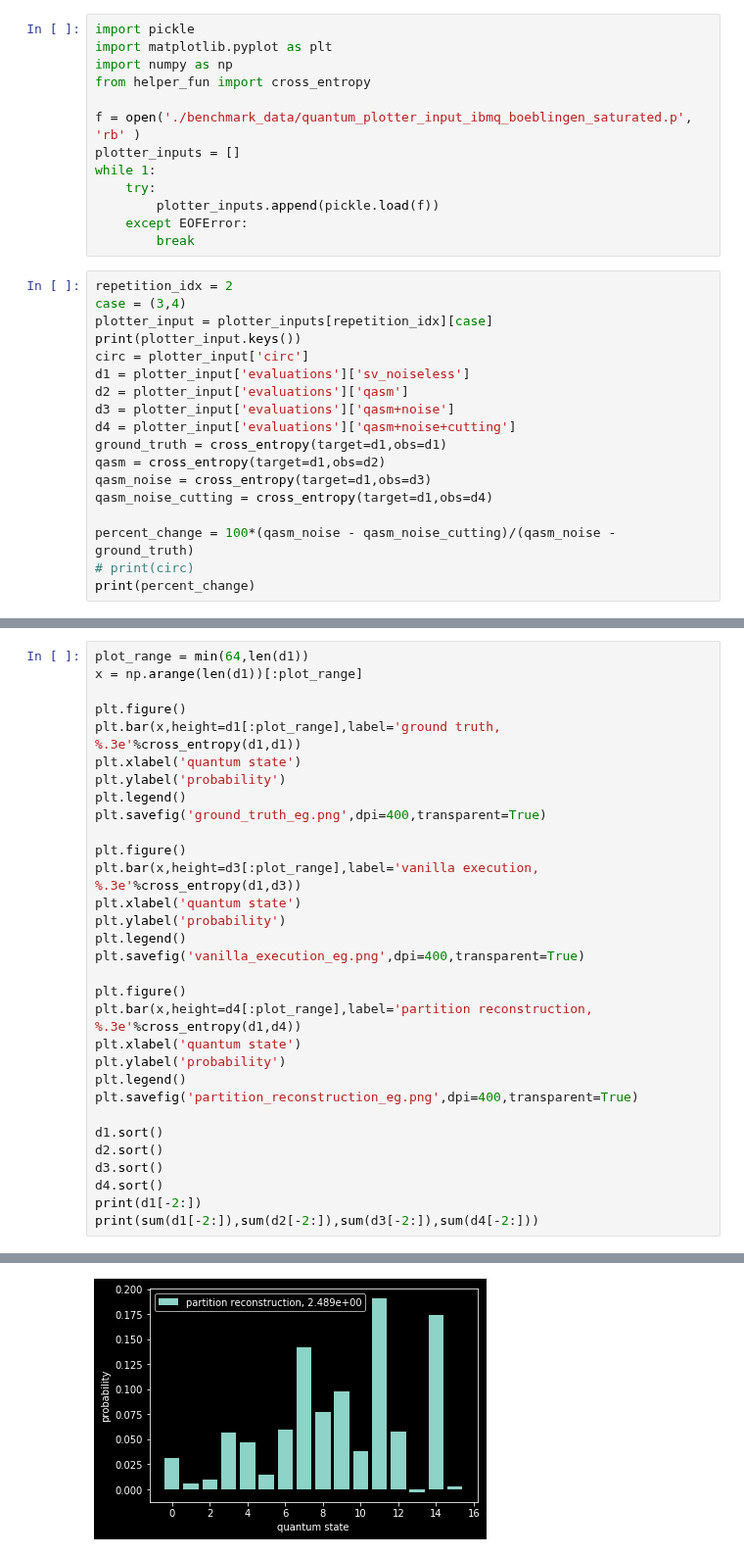
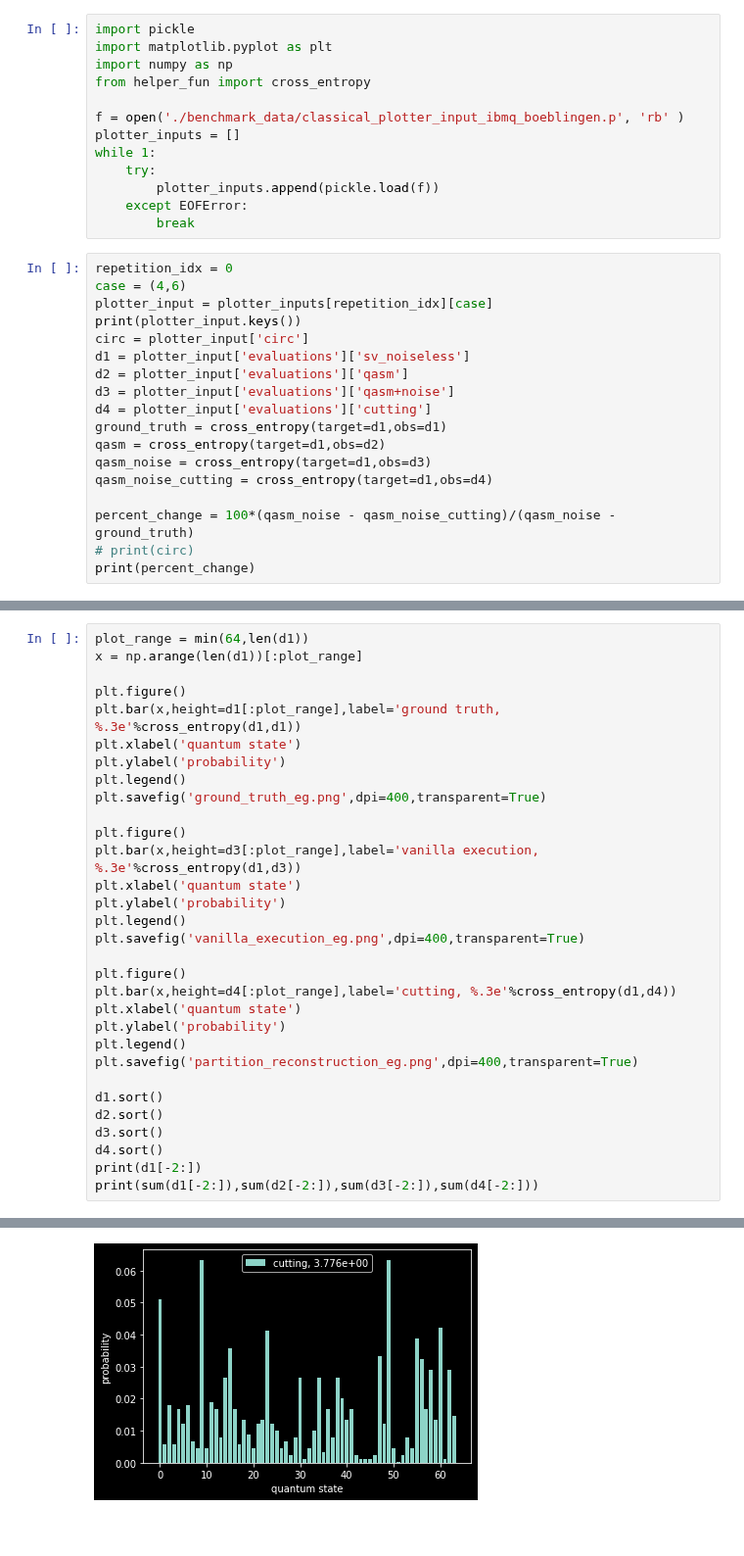
Before and after one commit to teaguetomesh/dqva-and-circuit-cutting, a Jupyter notebook: check_output.ipynb, the cells around one changed output, grey strips where cells are left out. Shown at 98% size. Cells and saved outputs as stored; diff of their text form; blank space fills up the shorter version.

```diff
--- a/check_output.ipynb
+++ b/check_output.ipynb
@@ -4,7 +4,7 @@ import matplotlib.pyplot as plt
 import numpy as np
 from helper_fun import cross_entropy
 
-f = open('./benchmark_data/quantum_plotter_input_ibmq_boeblingen_saturated.p', 'rb' )
+f = open('./benchmark_data/classical_plotter_input_ibmq_boeblingen.p', 'rb' )
 plotter_inputs = []
 while 1:
     try:
@@ -12,15 +12,15 @@ while 1:
     except EOFError:
         break
 # %%
-repetition_idx = 2
-case = (3,4)
+repetition_idx = 0
+case = (4,6)
 plotter_input = plotter_inputs[repetition_idx][case]
 print(plotter_input.keys())
 circ = plotter_input['circ']
 d1 = plotter_input['evaluations']['sv_noiseless']
 d2 = plotter_input['evaluations']['qasm']
 d3 = plotter_input['evaluations']['qasm+noise']
-d4 = plotter_input['evaluations']['qasm+noise+cutting']
+d4 = plotter_input['evaluations']['cutting']
 ground_truth = cross_entropy(target=d1,obs=d1)
 qasm = cross_entropy(target=d1,obs=d2)
 qasm_noise = cross_entropy(target=d1,obs=d3)
@@ -51,7 +51,7 @@ plt.legend()
 plt.savefig('vanilla_execution_eg.png',dpi=400,transparent=True)
 
 plt.figure()
-plt.bar(x,height=d4[:plot_range],label='partition reconstruction, %.3e'%cross_entropy(d1,d4))
+plt.bar(x,height=d4[:plot_range],label='cutting, %.3e'%cross_entropy(d1,d4))
 plt.xlabel('quantum state')
 plt.ylabel('probability')
 plt.legend()
@@ -71 +71 @@ print(sum(d1[-2:]),sum(d2[-2:]),sum(d3[-2:]),sum(d4[-2:]))
-[figure, old version]
+[figure, new version]
```
Also changed, not shown: parts of 2 cells of this notebook, 14 other files.
